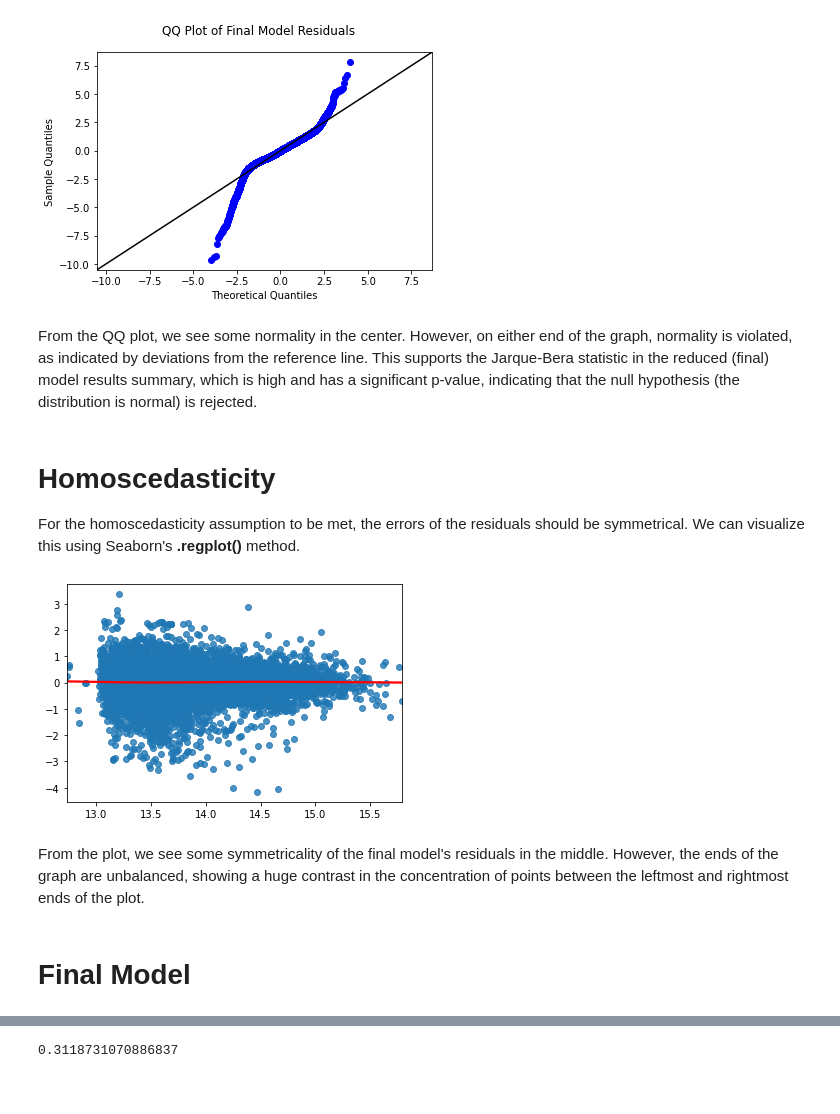
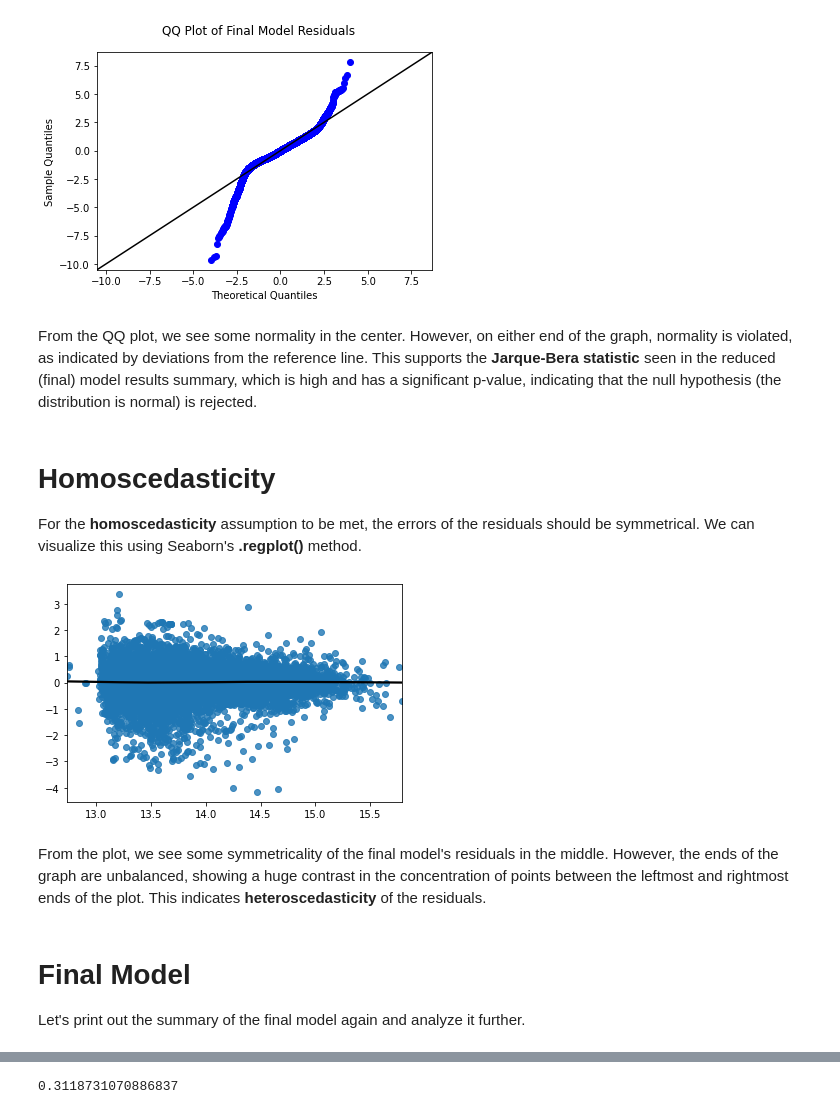
Before and after one commit to jbenedito99/dsc-phase-2-project-v2-5, a Jupyter notebook: student.ipynb, the cells around one changed output, grey strips where cells are left out. Drawn from its saved outputs; the diff is of its cells as text; code cells hidden in the pictures.

Commit message:
6/3 Edits (Final Model Chosen)

```diff
--- a/student.ipynb
+++ b/student.ipynb
@@ -1056,19 +1056,21 @@ fig.suptitle("QQ Plot of Final Model Residuals");
 # %% [output]
 [figure]
 # %% [markdown]
-From the QQ plot, we see some normality in the center. However, on either end of the graph, normality is violated, as indicated by deviations from the reference line. This supports the Jarque-Bera statistic in the reduced (final) model results summary, which is high and has a significant p-value, indicating that the null hypothesis (the distribution is normal) is rejected.
+From the QQ plot, we see some normality in the center. However, on either end of the graph, normality is violated, as indicated by deviations from the reference line. This supports the <b>Jarque-Bera statistic</b> seen in the reduced (final) model results summary, which is high and has a significant p-value, indicating that the null hypothesis (the distribution is normal) is rejected.
 # %% [markdown]
 # Homoscedasticity
 
-For the homoscedasticity assumption to be met, the errors of the residuals should be symmetrical. We can visualize this using Seaborn's <b>.regplot()</b> method.
+For the <b>homoscedasticity</b> assumption to be met, the errors of the residuals should be symmetrical. We can visualize this using Seaborn's <b>.regplot()</b> method.
 # %%
-sns.regplot(x=reduced_results.predict(), y=reduced_results.resid, lowess=True, line_kws={'color': 'red'});
+sns.regplot(x=reduced_results.predict(), y=reduced_results.resid, lowess=True, line_kws={'color': 'black'});
 # %% [output]
-[figure, old version]
+[figure, new version]
 # %% [markdown]
-From the plot, we see some symmetricality of the final model's residuals in the middle. However, the ends of the graph are unbalanced, showing a huge contrast in the concentration of points between the leftmost and rightmost ends of the plot.
+From the plot, we see some symmetricality of the final model's residuals in the middle. However, the ends of the graph are unbalanced, showing a huge contrast in the concentration of points between the leftmost and rightmost ends of the plot. This indicates <b>heteroscedasticity</b> of the residuals.
-# %% [markdown]
-# Final Model
+# %% [markdown]
+# Final Model
+
+Let's print out the summary of the final model again and analyze it further.
 # %%
 # revisiting final model
 y_final = y_log
```
Also changed, not shown: parts of 20 cells of this notebook.
